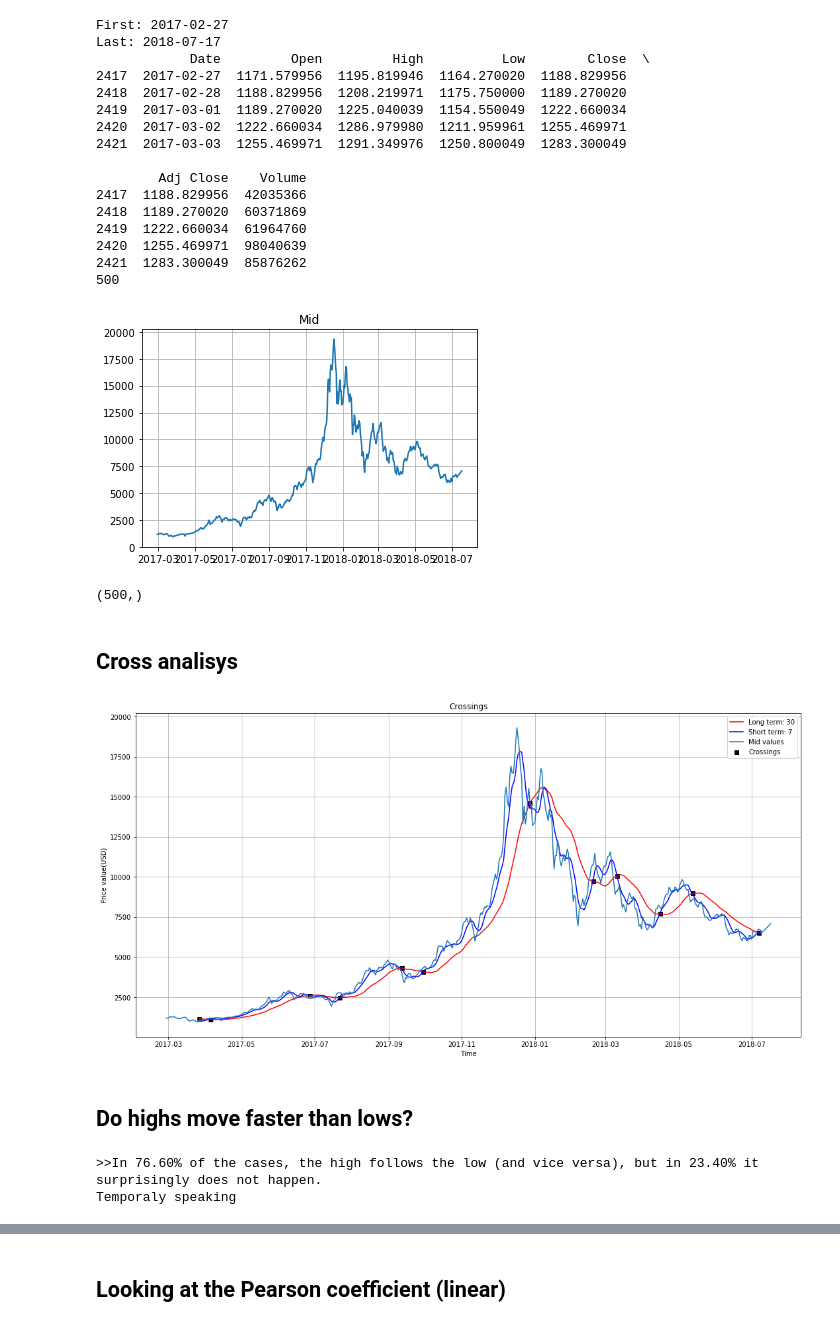
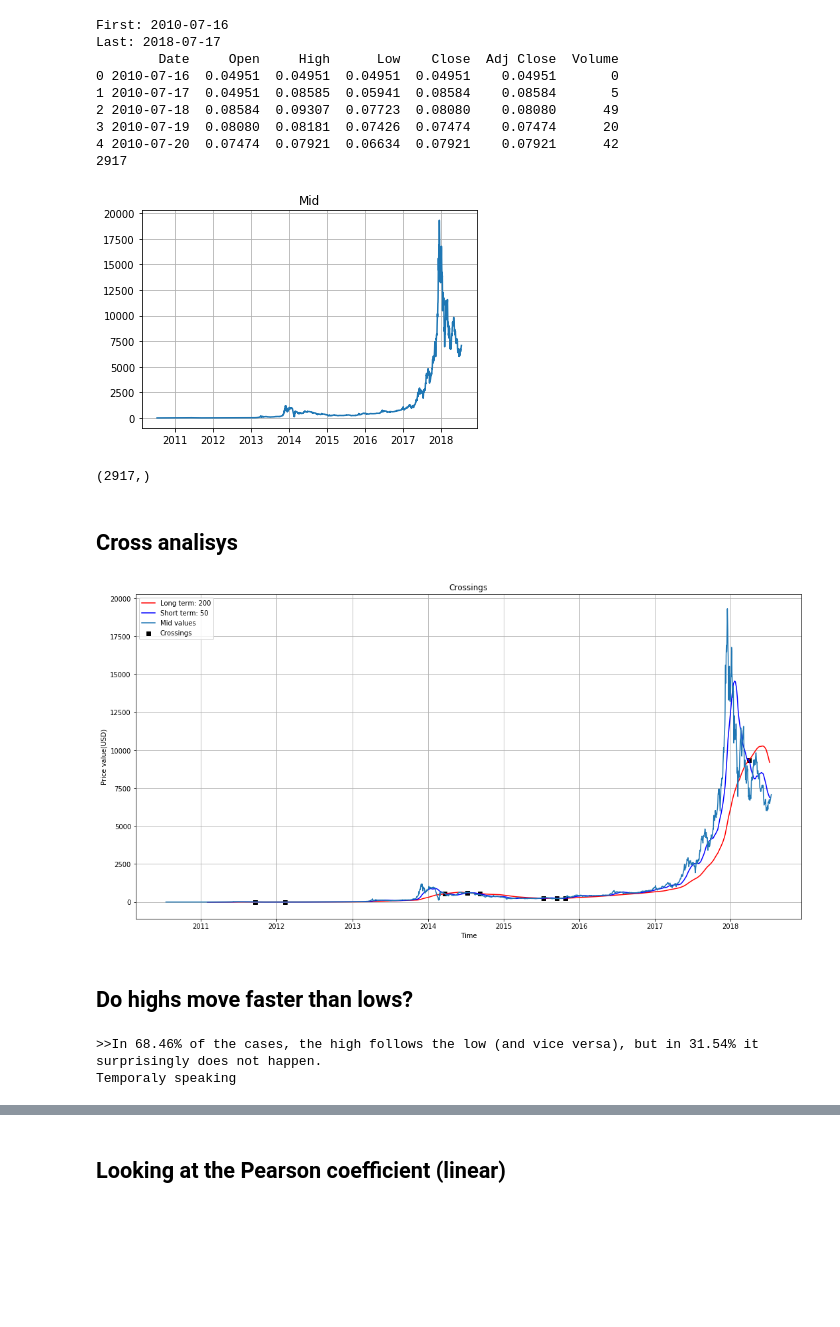
Before and after one commit to ithallojunior/bitcoin_data_analysis, a Jupyter notebook: pure_data_analysis.ipynb, the cells around one changed output, grey strips where cells are left out. Drawn from its saved outputs; the diff is of its cells as text; code cells hidden in the pictures; blank space fills up the shorter version.

```diff
--- a/pure_data_analysis.ipynb
+++ b/pure_data_analysis.ipynb
@@ -11,41 +11,34 @@ from sklearn.neural_network import MLPClassifier
 import copy
 import datetime
 # %%
-df = pd.read_csv("./dataset/BTC-USD.csv")[-500:]
+df = pd.read_csv("./dataset/BTC-USD.csv")#[-500:]
 print "First:", df.Date.values[0]
 print "Last:", df.Date.values[-1]
-df.Dates = pd.to_datetime(df.Date)
+df.Date = pd.to_datetime(df.Date)
 print df.head(), "\n", len(df)
-short_term = 7
-long_term = 30
+short_term = 50
+long_term = 200
 # %% [output]
-First: 2017-02-27
+First: 2010-07-16
 Last: 2018-07-17
-            Date         Open         High          Low        Close  \
-2417  2017-02-27  1171.579956  1195.819946  1164.270020  1188.829956
-2418  2017-02-28  1188.829956  1208.219971  1175.750000  1189.270020
-2419  2017-03-01  1189.270020  1225.040039  1154.550049  1222.660034
-2420  2017-03-02  1222.660034  1286.979980  1211.959961  1255.469971
-2421  2017-03-03  1255.469971  1291.349976  1250.800049  1283.300049
-
-        Adj Close    Volume
-2417  1188.829956  42035366
-2418  1189.270020  60371869
-2419  1222.660034  61964760
-2420  1255.469971  98040639
-2421  1283.300049  85876262
-500
+        Date     Open     High      Low    Close  Adj Close  Volume
+0 2010-07-16  0.04951  0.04951  0.04951  0.04951    0.04951       0
+1 2010-07-17  0.04951  0.08585  0.05941  0.08584    0.08584       5
+2 2010-07-18  0.08584  0.09307  0.07723  0.08080    0.08080      49
+3 2010-07-19  0.08080  0.08181  0.07426  0.07474    0.07474      20
+4 2010-07-20  0.07474  0.07921  0.06634  0.07921    0.07921      42
+2917
 # %%
 %matplotlib inline
 mid = ((df.High + df.Low)/2.)
-plt.plot(df.Dates, mid)
+plt.plot(df.Date, mid)
 plt.grid()
 plt.title("Mid")
 plt.show()
 print mid.shape
 # %% [output]
-[figure, old version]
+[figure, new version]
-(500,)
+(2917,)
 # %% [markdown]
 ## Cross analisys
 # %%
@@ -108,8 +101,11 @@ lcrosses, crosses = long_cross(longterm, shortterm, xlabels)
 plt.figure(figsize = (18,9))
 plt.plot(xlabels, longterm, c="r", label="Long term: %s"%long_term)
 plt.plot(xlabels, shortterm, c="b", label="Short term: %s"%short_term)
-plt.plot(df.Dates, mid, label="Mid values")
+plt.plot(df.Date, mid, label="Mid values")
+
 plt.scatter(lcrosses, crosses, c="k",marker="s", label="Crossings")
+
+
 plt.grid()
 plt.legend(loc="best")
 plt.title("Crossings")
@@ -117,7 +113,7 @@ plt.xlabel("Time")
 plt.ylabel("Price value(USD)")
 plt.show()
 # %% [output]
-[figure, old version]
+[figure, new version]
 # %% [markdown]
 ## Do highs move faster than lows?
 # %%
@@ -125,7 +121,7 @@ p = tscore(df.Low.values, df.High.values)
 print ">>In %.2f%% of the cases, the high follows the low (and vice versa), but in %.2f%% it surprisingly does not happen."%(p*100, (1-p)*100)
 print "Temporaly speaking"
 # %% [output]
->>In 76.60% of the cases, the high follows the low (and vice versa), but in 23.40% it surprisingly does not happen.
+>>In 68.46% of the cases, the high follows the low (and vice versa), but in 31.54% it surprisingly does not happen.
 Temporaly speaking
 # %%
 deltas = df.High.values-df.Low.values
```
Also changed, not shown: parts of 6 cells of this notebook, 4 other files.
